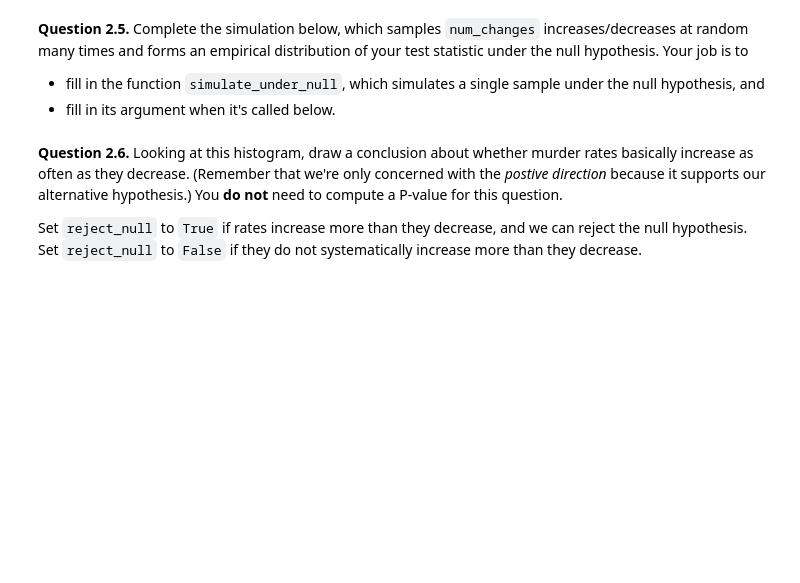
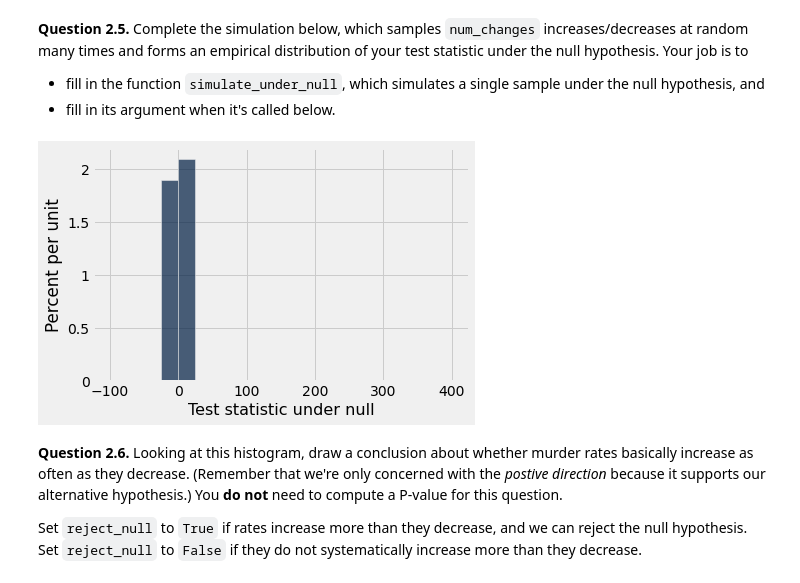
Before and after one commit to ferpart/data_science, a Jupyter notebook: projects/project2/project2.ipynb, the cells around one changed output. Cells and saved outputs as stored; diff of their text form; code cells hidden in the pictures; blank space fills up the shorter version.

```diff
--- a/projects/project2/project2.ipynb
+++ b/projects/project2/project2.ipynb
@@ -324,0 +347,7 @@ num_changes
+# %%
+tmp = make_array()
+for state in states:
+    t = murder_rates.where("State", state).num_rows - 2
+    tmp = np.append(tmp, t)
+num_changes = sum(tmp)
+num_changes
@@ -357,18 +401,21 @@ uniform.sample_from_distribution('Chance', 100)
 # %%
 def simulate_under_null(num_chances_to_change):
     """Simulates some number changing several times, with an equal
     chance to increase or decrease.  Returns the value of our
     test statistic for these simulated changes.
 
     num_chances_to_change is the number of times the number changes.
     """
-    ...
+    tmp = uniform.sample_from_distribution("Chance", 100).column(2)
+    return tmp.item(0) - uniform.sample_from_distribution("Chance", 100).column(2).item(1)
 
 uniform_samples = make_array()
 for i in np.arange(5000):
     uniform_samples = np.append(uniform_samples, simulate_under_null(...))
 
 Table().with_column('Test statistic under null', uniform_samples).hist(0, bins=np.arange(-100, 400+25, 25))
+# %% [output]
+[figure, added]
 # %% [markdown]
 **Question 2.6.** Looking at this histogram, draw a conclusion about whether murder rates basically increase as often as they decrease. (Remember that we're only concerned with the *postive direction* because it supports our alternative hypothesis.) You **do not** need to compute a P-value for this question.
 
```
Also changed, not shown: parts of 11 cells of this notebook.
